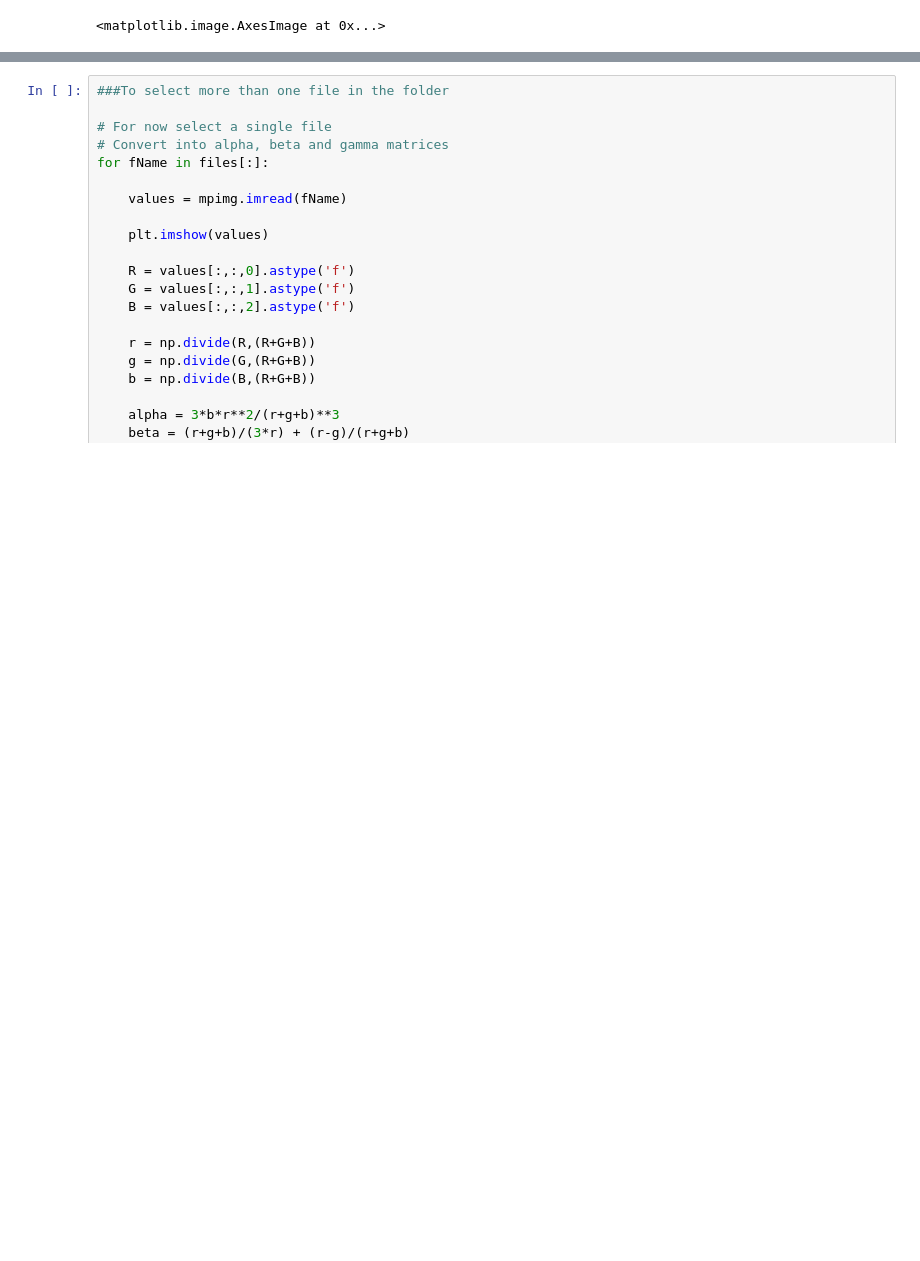
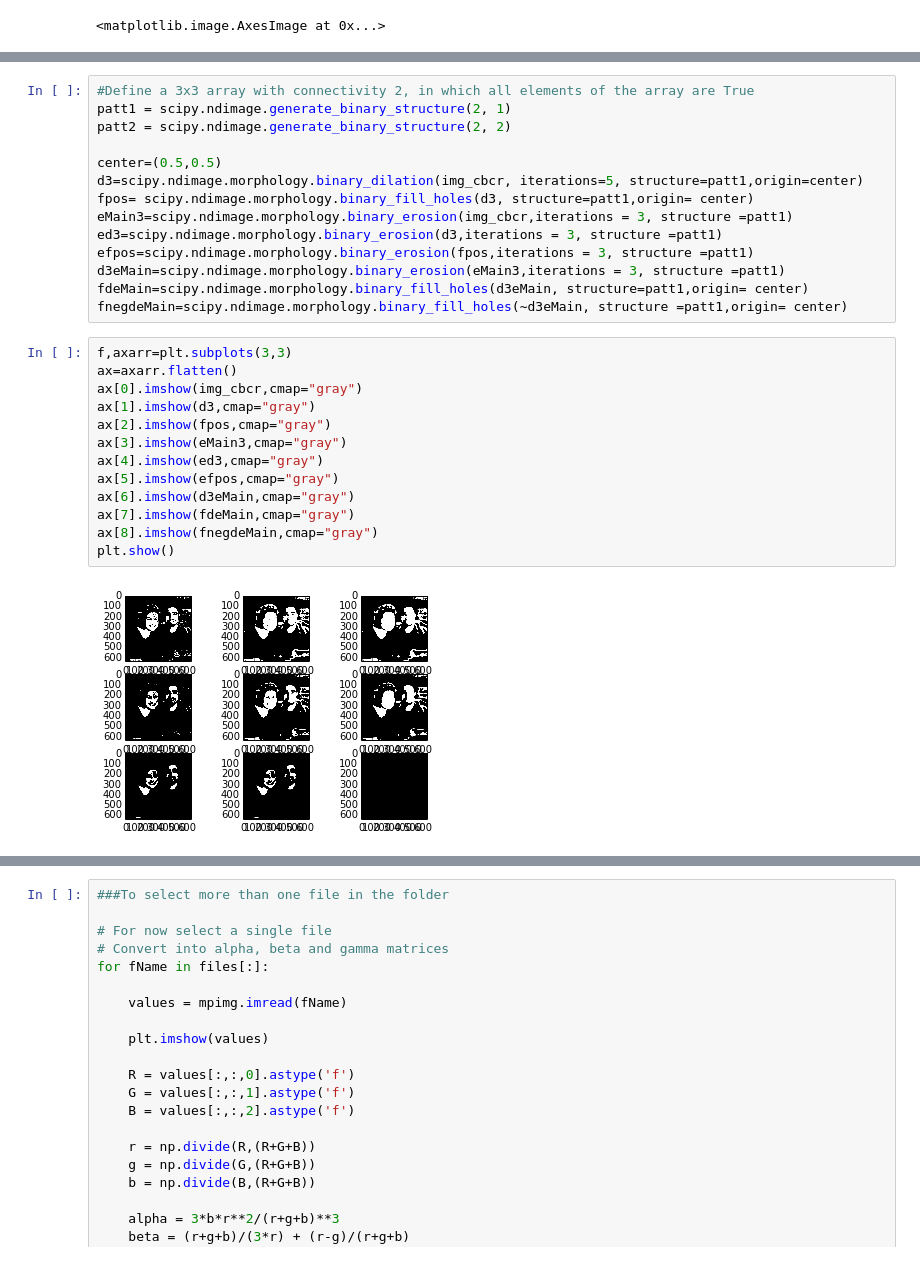
Before and after one commit to mpellegri/FoodvSkin, a Jupyter notebook: Skin color.ipynb, the cells around one changed output, grey strips where cells are left out. Saved outputs shown, nothing was run; the diff lists cells and outputs as text; blank space fills up the shorter version.

```diff
--- a/Skin color.ipynb
+++ b/Skin color.ipynb
@@ -87,0 +141,29 @@ morphology.binary_erosion(img_filled, iterations = 2, structure = struct1, outpu
+# %%
+#Define a 3x3 array with connectivity 2, in which all elements of the array are True
+patt1 = scipy.ndimage.generate_binary_structure(2, 1)
+patt2 = scipy.ndimage.generate_binary_structure(2, 2)
+
+center=(0.5,0.5)
+d3=scipy.ndimage.morphology.binary_dilation(img_cbcr, iterations=5, structure=patt1,origin=center)
+fpos= scipy.ndimage.morphology.binary_fill_holes(d3, structure=patt1,origin= center)
+eMain3=scipy.ndimage.morphology.binary_erosion(img_cbcr,iterations = 3, structure =patt1)
+ed3=scipy.ndimage.morphology.binary_erosion(d3,iterations = 3, structure =patt1)
+efpos=scipy.ndimage.morphology.binary_erosion(fpos,iterations = 3, structure =patt1)
+d3eMain=scipy.ndimage.morphology.binary_erosion(eMain3,iterations = 3, structure =patt1)
+fdeMain=scipy.ndimage.morphology.binary_fill_holes(d3eMain, structure=patt1,origin= center)
+fnegdeMain=scipy.ndimage.morphology.binary_fill_holes(~d3eMain, structure =patt1,origin= center)
+# %%
+f,axarr=plt.subplots(3,3)
+ax=axarr.flatten()
+ax[0].imshow(img_cbcr,cmap="gray")
+ax[1].imshow(d3,cmap="gray")
+ax[2].imshow(fpos,cmap="gray")
+ax[3].imshow(eMain3,cmap="gray")
+ax[4].imshow(ed3,cmap="gray")
+ax[5].imshow(efpos,cmap="gray")
+ax[6].imshow(d3eMain,cmap="gray")
+ax[7].imshow(fdeMain,cmap="gray")
+ax[8].imshow(fnegdeMain,cmap="gray")
+plt.show()
+# %% [output]
+[figure, added]
```
Also changed, not shown: parts of 14 cells of this notebook, 1 other file.
